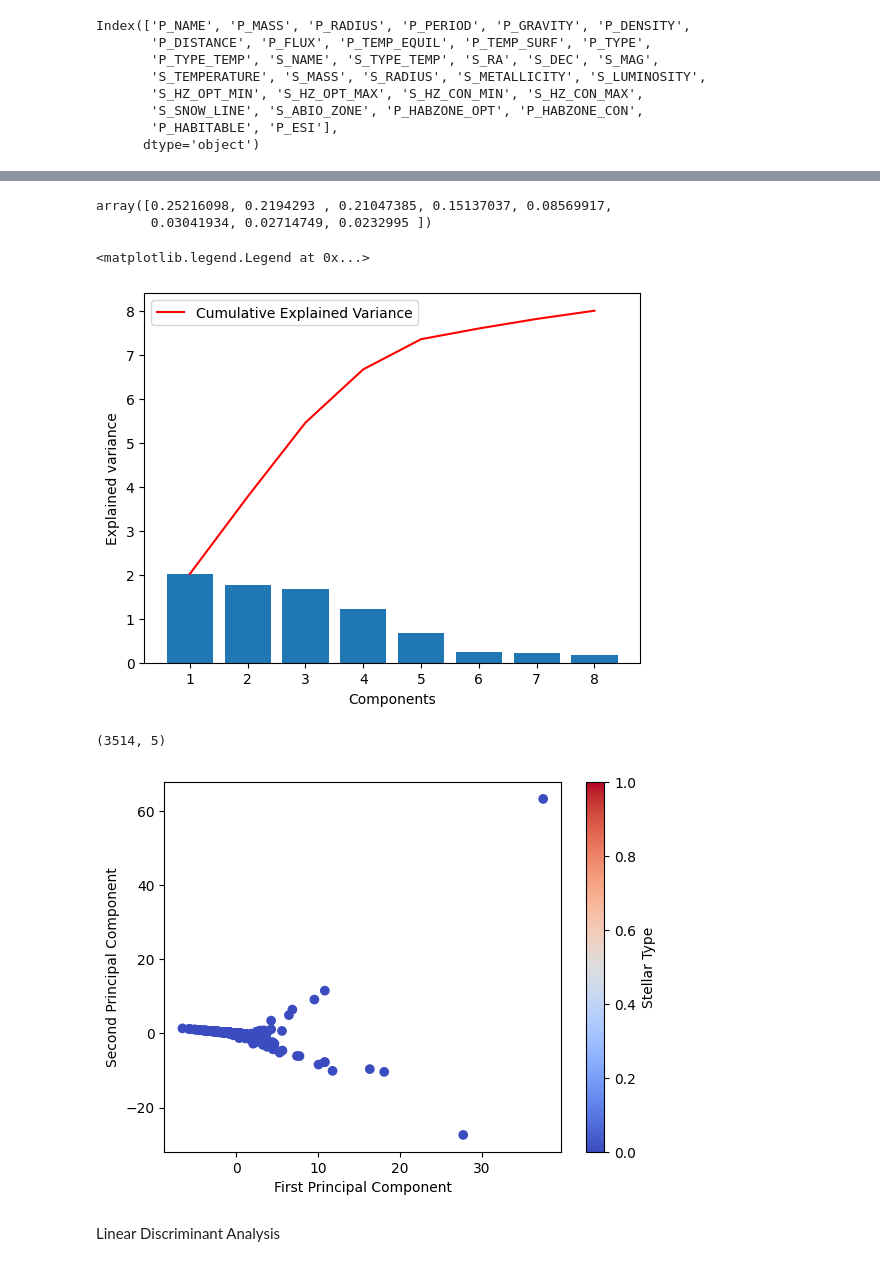
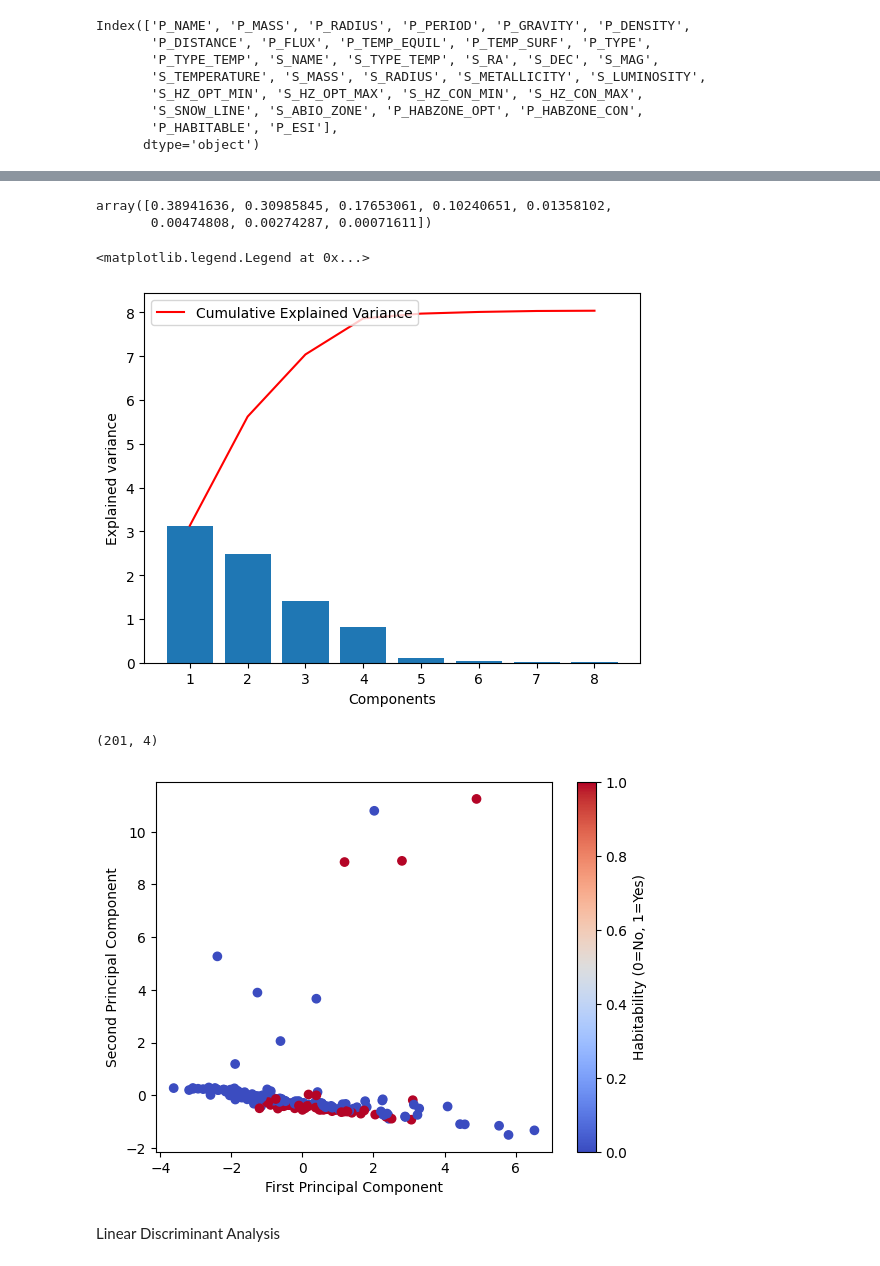
Before and after one commit to James-Gilberthorpe/Exo-planet-Analysis, a Jupyter notebook: Notebooks/Principle Component Analysis (Reduced Scope).ipynb, the cells around one changed output, grey strips where cells are left out. Drawn from its saved outputs; the diff is of its cells as text; code cells hidden in the pictures.

```diff
--- a/Notebooks/Principle Component Analysis (Reduced Scope).ipynb
+++ b/Notebooks/Principle Component Analysis (Reduced Scope).ipynb
@@ -11,6 +12,7 @@ pd.set_option('display.max_rows', None) #Remove limitation of rows displayed
 # %%
 df2 = df.dropna(subset=['S_TYPE_TEMP'], inplace=False) # Drop rows where 'S_TYPE_TEMP' is NaN
 df2 = df2[df2['S_TYPE_TEMP'].isin(['M','K','G'])] # Filter the dataset to keep only rows where 'S_TYPE_TEMP' is 'M', 'K', or 'G'
+df2 = df2[df2['P_ESI'] > 0.5] # Filter the dataset to keep only rows where 'P_ESI' is greater than 0.5
 df2 = df2[~df2['S_TYPE_TEMP'].isin(['PSR','WD','BD'])] # Filter the dataset to remove rows where 'S_TYPE_TEMP' is 'PSR', 'WD', or 'BD'
 df2.fillna({'P_GRAVITY': df2['P_GRAVITY'].median(),
             'P_PERIOD': df2['P_PERIOD'].median(),
@@ -101,8 +103,8 @@ pca1 = PCA()
 X_pca1 = pca1.fit_transform(X_train_pca) # Fit PCA to the scaled training data and transform it
 pca1.explained_variance_ratio_
 # %% [output]
-array([0.25216098, 0.2194293 , 0.21047385, 0.15137037, 0.08569917,
-       0.03041934, 0.02714749, 0.0232995 ])
+array([0.38941636, 0.30985845, 0.17653061, 0.10240651, 0.01358102,
+       0.00474808, 0.00274287, 0.00071611])
 # %%
 plt.bar(range(1,len(pca1.explained_variance_ )+1),pca1.explained_variance_ )
 plt.ylabel('Explained variance')
@@ -114,13 +116,13 @@ plt.plot(range(1,len(pca1.explained_variance_ )+1),
 plt.legend(loc='upper left')
 # %% [output]
 <matplotlib.legend.Legend at 0x...>
-[figure, old version]
+[figure, new version]
 # %%
 pca2 = PCA(0.90) # Create a PCA object that retains 90% of the variance
 X_pca2 = pca2.fit_transform(X_train_pca) # Fit PCA to the scaled data
 X_pca2.shape # Display the shape of the transformed data
 # %% [output]
-(3514, 5)
+(201, 4)
 # %%
 pca2c = PCA(n_components=2) # Create a PCA object that retains 2 components
 X_pca2c = pca2c.fit_transform(X_train_pca) # Fit PCA to the scaled training data and transform it to 2 components
@@ -130,13 +132,13 @@ encoded_y_train = pd.Series(y_train_pca).astype('category').cat.codes # Encode t
 # %%
 plt.figure()
 ax = plt.gca()
 scatter = plt.scatter(X_pca2c[:, 0], X_pca2c[:, 1], c=encoded_y_train, cmap=colormap) # Create a scatter plot of the first two principal components colored by stellar type
 plt.xlabel('First Principal Component')
 plt.ylabel('Second Principal Component')
-plt.colorbar(scatter, label='Stellar Type')
+plt.colorbar(scatter, label='Habitability (0=No, 1=Yes)') # Add a colorbar to indicate the stellar type
 plt.show()
 # %% [output]
-[figure, old version]
+[figure, new version]
 # %% [markdown]
 Linear Discriminant Analysis
 # %%
```
Also changed, not shown: parts of 15 cells of this notebook, 2 other files.
